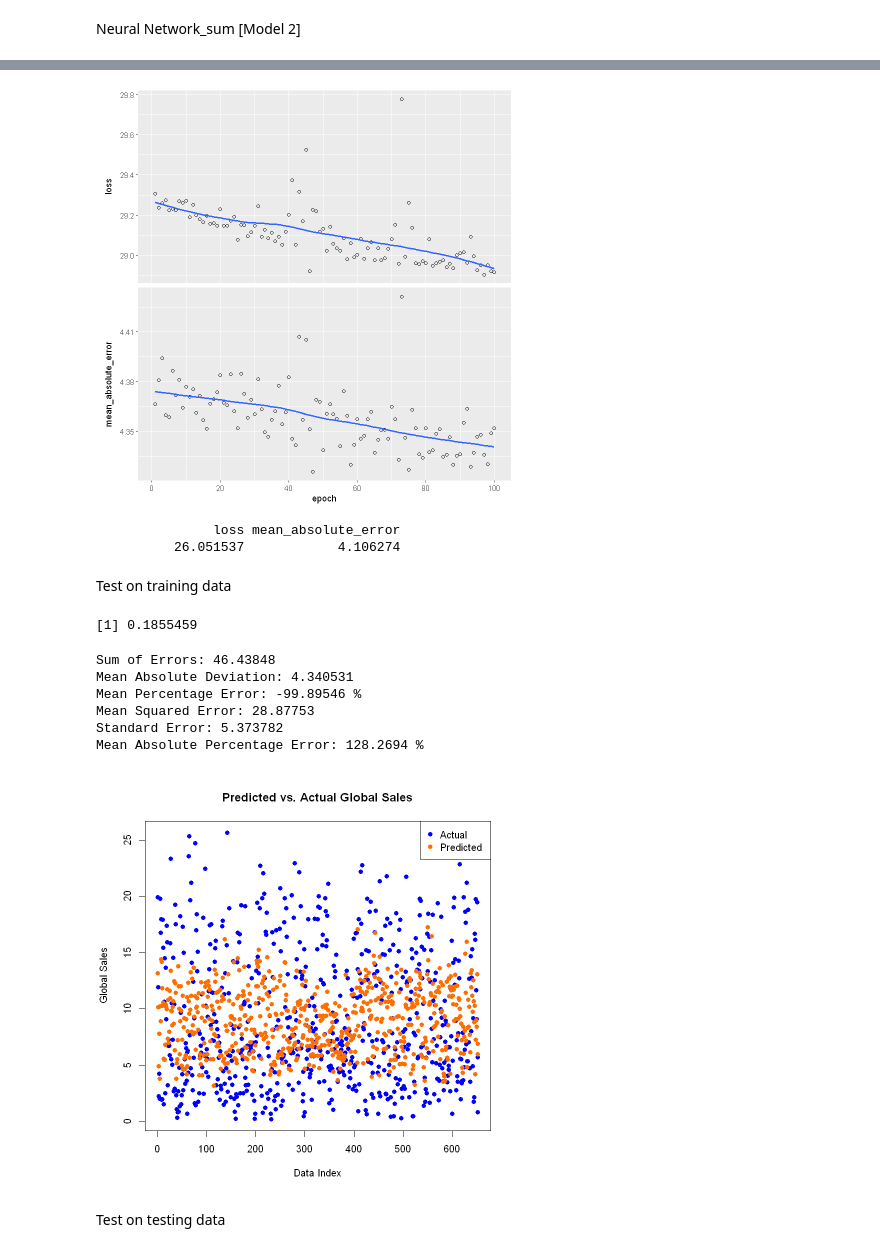
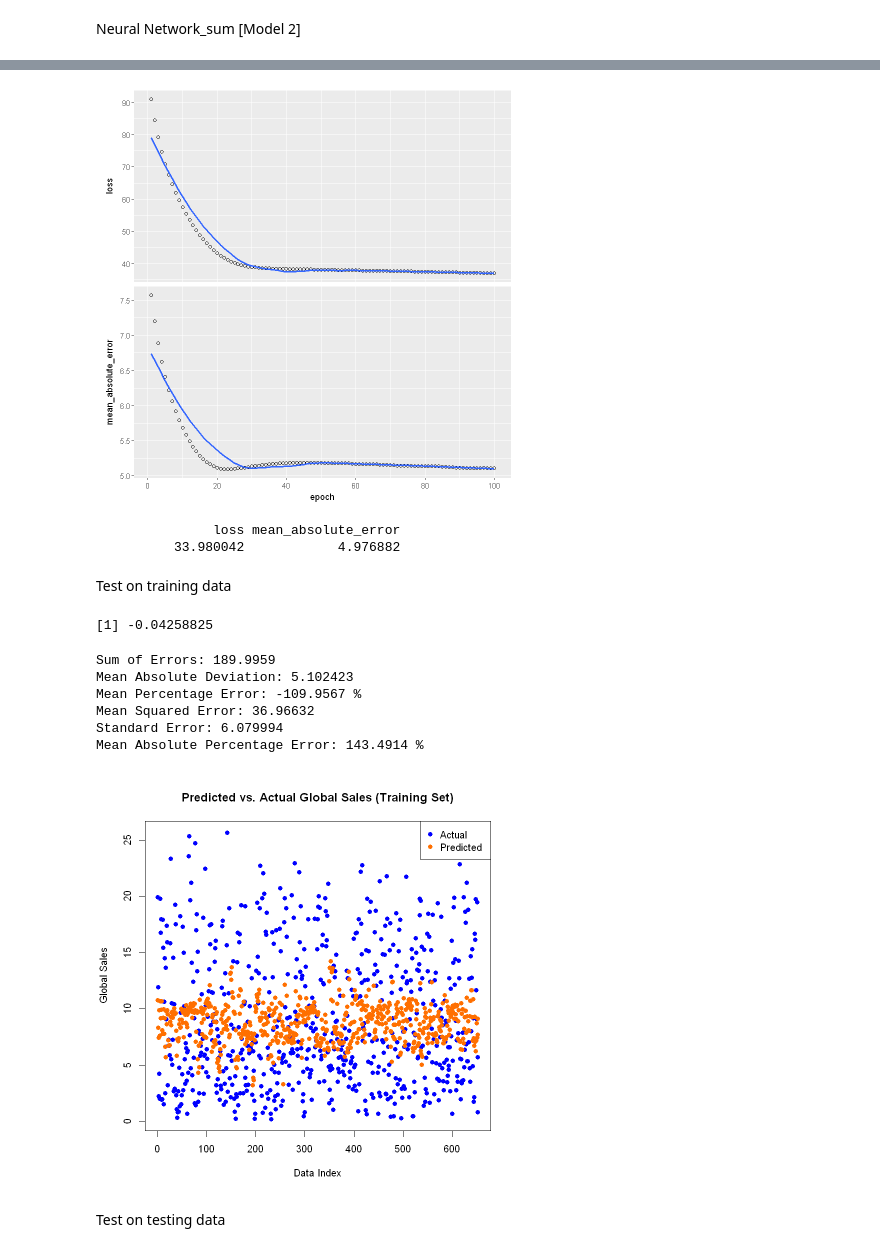
Before and after one commit to wd686/EBAC, a Jupyter notebook: dataProcessing/revenuePredictor_dataset2.ipynb, the cells around one changed output, grey strips where cells are left out. Cells and saved outputs as stored; diff of their text form; code cells hidden in the pictures.

```diff
--- a/dataProcessing/revenuePredictor_dataset2.ipynb
+++ b/dataProcessing/revenuePredictor_dataset2.ipynb
@@ -1376,10 +1386,10 @@ columns_to_normalize <- c("VGScore", "CriticScore",
                           "UserScore", "ProductionCost",
                           "MetaScore", "ReleaseYear",
                           "ReleaseMonth", "ReleaseQuarter", "ReleaseWeekDay",
-                          "ReleaseWeekend", "ReleaseWeek")
+                          "ReleaseWeek")
 
 # Applying normalization function to the specified columns and adding as separate columns
-data <- normalize_columns(normalized_data, columns_to_normalize)
+data <- normalize_columns(data, columns_to_normalize)
 # %%
 summary(data)
 # %% [output]
@@ -1465,12 +1475,12 @@ include_columns <- c("Normalized_VGScore",
                     "Normalized_ReleaseMonth",
                     "Normalized_ReleaseQuarter",
                     "Normalized_ReleaseWeekDay",
-                    "Normalized_ReleaseWeekend",
+                    "ReleaseWeekend",
                     "Normalized_ReleaseWeek",
                     "Platform",
                     "Genre",
                     "Publisher",
-                    "Developer",
+                    "TopDeveloper_Sum",
                     "NoOfPlayers")
 
 x_train <- training_data_NN[, names(training_data_NN) %in% include_columns]
@@ -1667,7 +1685,7 @@ history = keras::fit(model, data.matrix(x_train), data.matrix(training_data$Glob
 # %%
 plot(history)
 # %% [output]
-[figure, old version]
+[figure, new version]
 # %%
 # Evaluate the model
 eval_metrics <- model %>% evaluate(
@@ -1679,7 +1697,7 @@ eval_metrics <- model %>% evaluate(
 print(eval_metrics)
 # %% [output]
                loss mean_absolute_error
-          26.051537            4.106274
+          33.980042            4.976882
 # %% [markdown]
 Test on training data
 # %%
@@ -1696,7 +1714,7 @@ SST <- sum((results$Actual_GlobalSales - mean(results$Actual_GlobalSales))^2)  #
 R_squared <- 1 - SSR / SST  # Calculate R-squared
 R_squared
 # %% [output]
-[1] 0.1855459
+[1] -0.04258825
 # %%
 # Calculating the Sum of Errors
 sum_errors <- sum(results$Actual_GlobalSales - results$Predicted_GlobalSales)
@@ -1724,26 +1742,26 @@ cat("Mean Squared Error:", mean_squared_error, "\n")
 cat("Standard Error:", standard_error, "\n")
 cat("Mean Absolute Percentage Error:", mean_absolute_percentage_error, "%\n")
 # %% [output]
-Sum of Errors: 46.43848
-Mean Absolute Deviation: 4.340531
-Mean Percentage Error: -99.89546 %
-Mean Squared Error: 28.87753
-Standard Error: 5.373782
-Mean Absolute Percentage Error: 128.2694 %
+Sum of Errors: 189.9959
+Mean Absolute Deviation: 5.102423
+Mean Percentage Error: -109.9567 %
+Mean Squared Error: 36.96632
+Standard Error: 6.079994
+Mean Absolute Percentage Error: 143.4914 %
 # %%
 # Creating a simple scatterplot if 'results' contains the necessary columns
 plot(seq_along(results$Actual_GlobalSales), results$Actual_GlobalSales,
-     main = "Predicted vs. Actual Global Sales",
+     main = "Predicted vs. Actual Global Sales (Training Set)",
      xlab = "Data Index", ylab = "Global Sales",
      col = "blue", pch = 16)
 
 # Adding the predicted values on the training set if 'results' contains the necessary columns
 points(seq_along(results$Predicted_GlobalSales), results$Predicted_GlobalSales, col = "#ff6f00", pch = 16)
 
 # Adding the legend
 legend("topright", legend = c("Actual", "Predicted"), col = c("blue", "#ff6f00"), pch = 16)
 # %% [output]
-[figure, old version]
+[figure, new version]
 # %% [markdown]
 Test on testing data
 # %%
```
Also changed, not shown: parts of 23 cells of this notebook, 4 other files.
